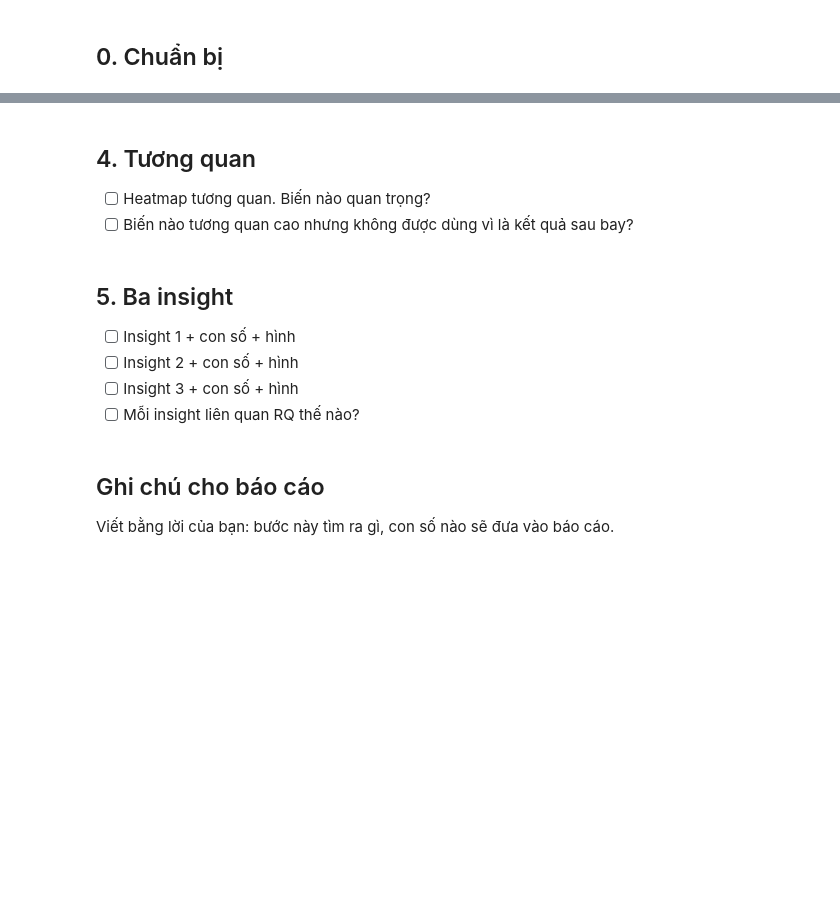
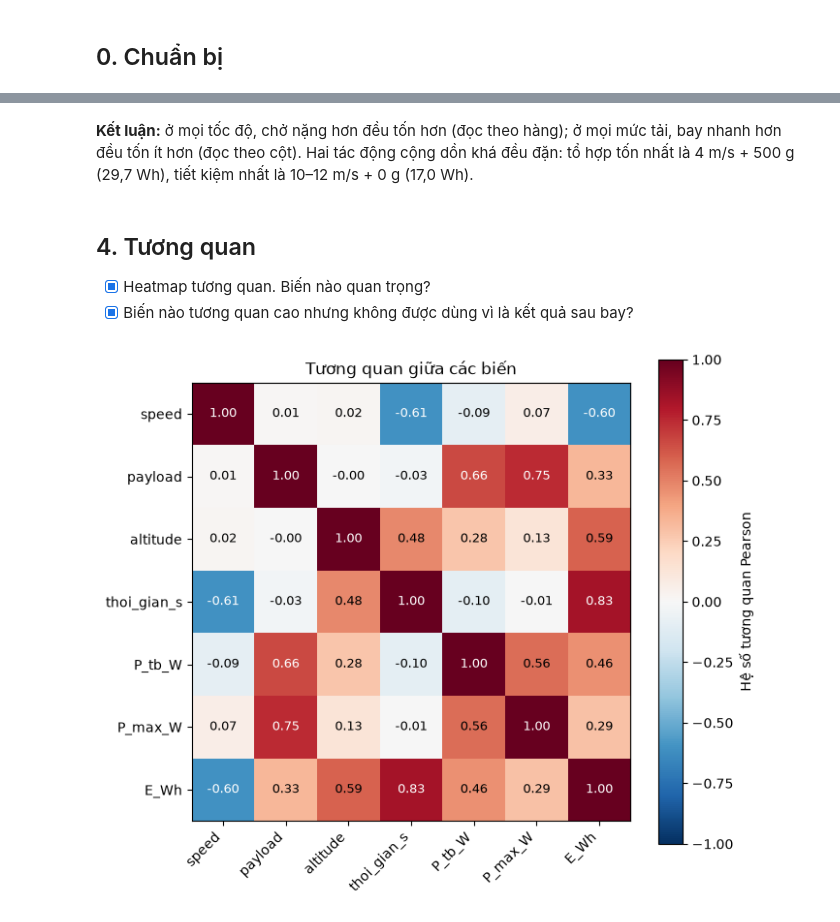
Before and after one commit to viewer22/DTA, a Jupyter notebook: notebooks/02_eda.ipynb, the cells around one changed output, grey strips where cells are left out. Cells and saved outputs as stored; diff of their text form; code cells hidden in the pictures; blank space fills up the shorter version.

```diff
--- a/notebooks/02_eda.ipynb
+++ b/notebooks/02_eda.ipynb
@@ -37,0 +239,8 @@ SEED = 301
+# %%
+# Tốc độ ngang thật = căn(vx^2 + vy^2); lấy mức phân vị 90% mỗi chuyến (tốc độ khi bay hành trình)
+tele = pd.read_csv(RAW / "flights.csv", usecols=["flight", "velocity_x", "velocity_y"])
+tele["v_ngang"] = np.hypot(tele["velocity_x"], tele["velocity_y"])
+v_that = tele.groupby("flight")["v_ngang"].quantile(0.9).rename("v_that")
+
+df = df.join(v_that, on="flight")
+df.groupby("speed")["v_that"].describe()[["mean", "min", "max"]].round(2)
@@ -38,16 +273,28 @@ SEED = 301
+# %% [markdown]
+**Kết luận:** ở mọi tốc độ, chở nặng hơn đều tốn hơn (đọc theo hàng); ở mọi mức tải, bay nhanh hơn đều tốn ít hơn (đọc theo cột). Hai tác động cộng dồn khá đều đặn: tổ hợp tốn nhất là 4 m/s + 500 g (29,7 Wh), tiết kiệm nhất là 10–12 m/s + 0 g (17,0 Wh).
 # %% [markdown]
 ## 4. Tương quan
 
-- [ ] Heatmap tương quan. Biến nào quan trọng?
-- [ ] Biến nào tương quan cao nhưng không được dùng vì là kết quả sau bay?
+- [x] Heatmap tương quan. Biến nào quan trọng?
+- [x] Biến nào tương quan cao nhưng không được dùng vì là kết quả sau bay?
-# %% [markdown]
-## 5. Ba insight
-
-- [ ] Insight 1 + con số + hình
-- [ ] Insight 2 + con số + hình
-- [ ] Insight 3 + con số + hình
-- [ ] Mỗi insight liên quan RQ thế nào?
-# %% [markdown]
-## Ghi chú cho báo cáo
-
-Viết bằng lời của bạn: bước này tìm ra gì, con số nào sẽ đưa vào báo cáo.
+# %%
+cot_so = ["speed", "payload", "altitude", "thoi_gian_s", "P_tb_W", "P_max_W", "E_Wh"]
+tq = df[cot_so].corr()
+
+fig, ax = plt.subplots(figsize=(7, 6))
+im = ax.imshow(tq, cmap="RdBu_r", vmin=-1, vmax=1)
+ax.set_xticks(range(len(cot_so)))
+ax.set_xticklabels(cot_so, rotation=45, ha="right")
+ax.set_yticks(range(len(cot_so)))
+ax.set_yticklabels(cot_so)
+for i in range(len(cot_so)):
+    for j in range(len(cot_so)):
+        ax.text(j, i, f"{tq.iloc[i, j]:.2f}", ha="center", va="center",
+                color="white" if abs(tq.iloc[i, j]) > 0.6 else "black", fontsize=9)
+fig.colorbar(im, ax=ax, label="Hệ số tương quan Pearson")
+ax.set_title("Tương quan giữa các biến")
+plt.tight_layout()
+plt.savefig(FIGURES / "eda_tuong_quan.png", dpi=150)
+plt.show()
+# %% [output]
+[figure, added]
```
Also changed, not shown: parts of 33 cells of this notebook, 13 other files.
